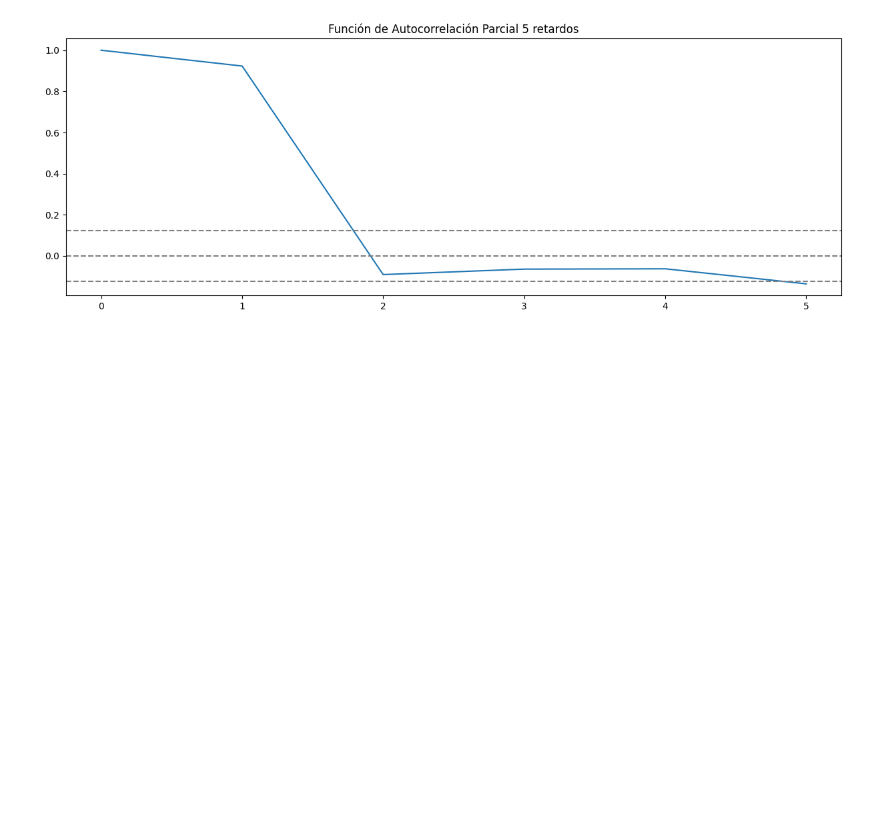
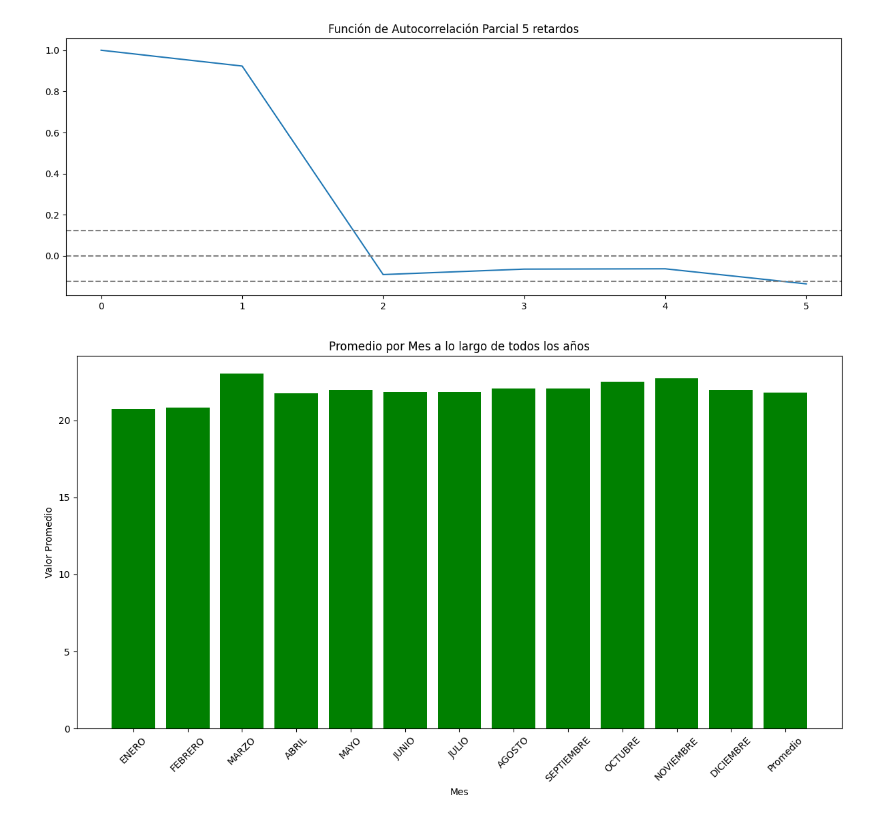
Before and after one commit to rsmith1220/Lab2DS, a Jupyter notebook: dieselPorMes.ipynb, the cells around one changed output. Drawn from its saved outputs; the diff is of its cells as text; code cells hidden in the pictures; blank space fills up the shorter version.

Commit message:
graficas para lab 8

```diff
--- a/dieselPorMes.ipynb
+++ b/dieselPorMes.ipynb
@@ -340,3 +340,64 @@ plt.title('Función de Autocorrelación Parcial 5 retardos')
 # %% [output]
 Text(0.5, 1.0, 'Función de Autocorrelación Parcial 5 retardos')
 [figure]
+# %%
+import csv
+import matplotlib.pyplot as plt
+import numpy as np
+
+# Leer el archivo CSV
+def read_csv_data(filepath):
+    monthly_data = {}
+    with open(filepath, 'r') as file:
+        reader = csv.reader(file)
+        header = next(reader)
+        years = [int(year) for year in header if year.isdigit()]
+
+        for row in reader:
+            month = row[0]
+            values = [float(value) if value else np.nan for value in row[2:-1]]
+            monthly_data[month] = values
+    return years, monthly_data
+
+def plot_by_year(year, years, monthly_data):
+    """Plot data for all months for a specific year."""
+    if year not in years:
+        print(f"No data found for year: {year}")
+        return
+
+    months = list(monthly_data.keys())
+    index = years.index(year)
+    values = [monthly_data[month][index] for month in months]
+
+    plt.figure(figsize=(10, 6))
+    plt.bar(months, values, color='green')
+    plt.title(f'Datos para el año {year}')
+    plt.xlabel('Mes')
+    plt.ylabel('Valor')
+    plt.xticks(rotation=45)
+    plt.tight_layout()
+    plt.show()
+
+# Path to your CSV file
+filepath = 'data/dieselpormes.csv'
+
+# Read CSV data
+years, monthly_data = read_csv_data(filepath)
+def plot_average_by_month(years, monthly_data):
+    """Plot average data for all months across all years."""
+    months = list(monthly_data.keys())
+    averages = [np.nanmean(monthly_data[month]) for month in months]
+
+    plt.figure(figsize=(12, 7))
+    plt.bar(months, averages, color='green')
+    plt.title('Promedio por Mes a lo largo de todos los años')
+    plt.xlabel('Mes')
+    plt.ylabel('Valor Promedio')
+    plt.xticks(rotation=45)
+    plt.tight_layout()
+    plt.show()
+
+# Using the previously read data
+plot_average_by_month(years, monthly_data)
+# %% [output]
+[figure, added]
```
Also changed, not shown: 1 other file.
